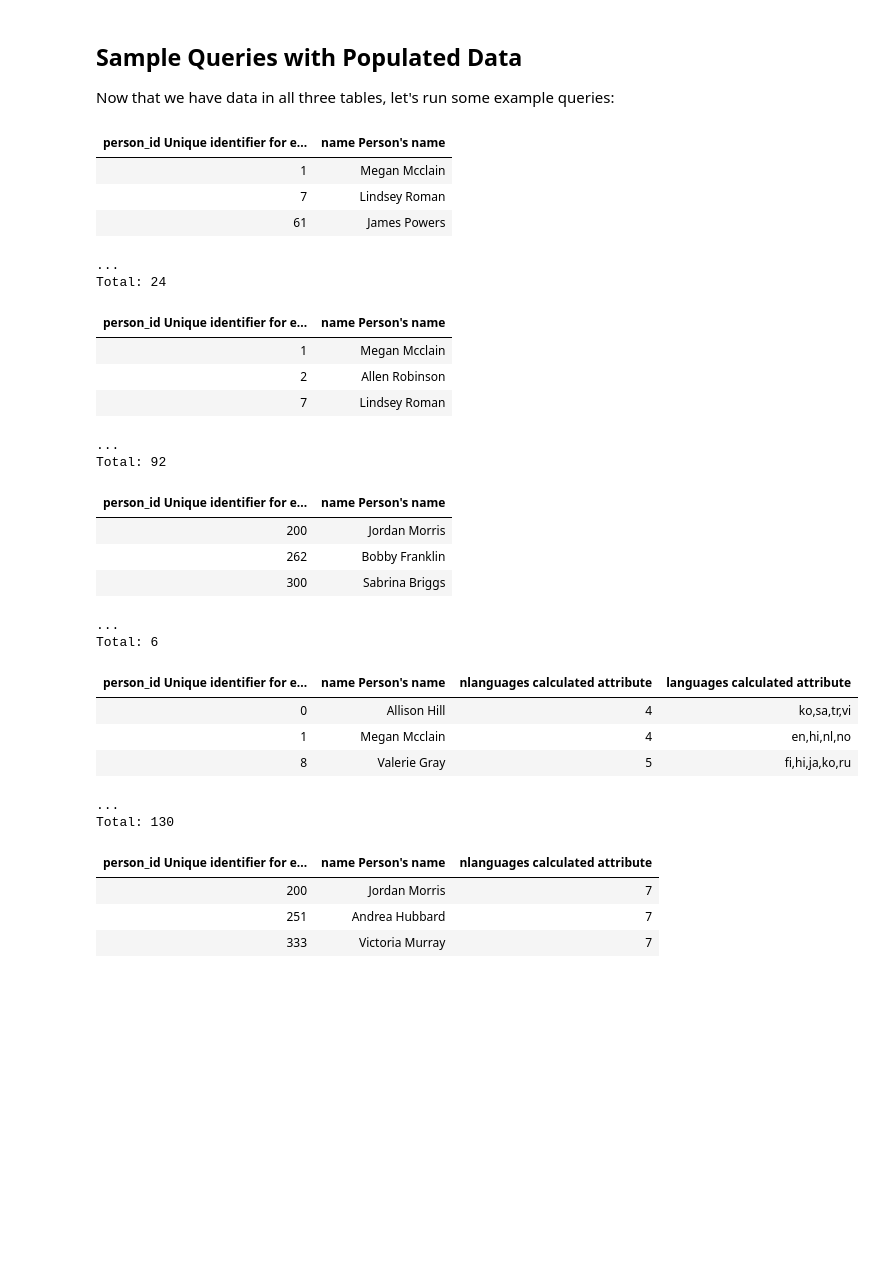
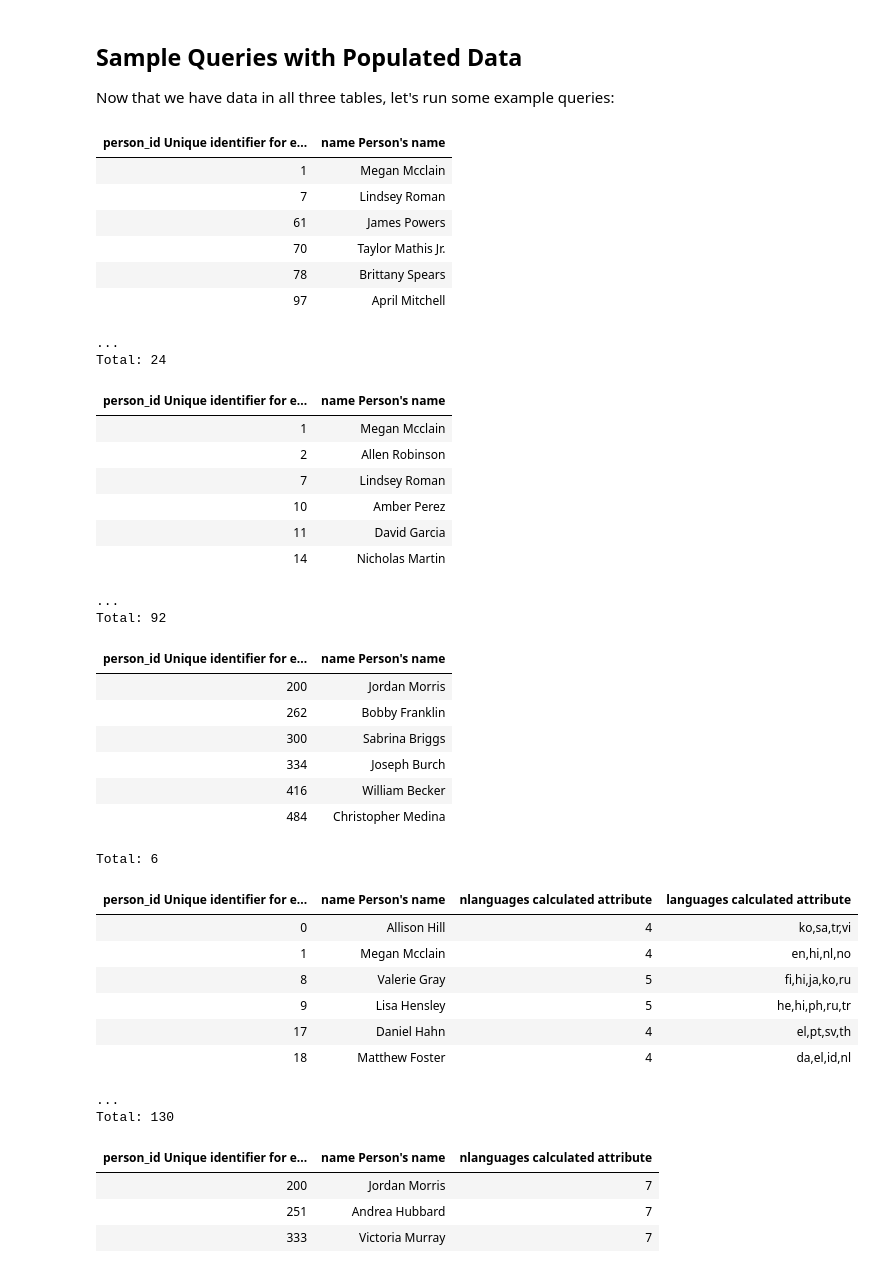
Before and after one commit to dimitri-yatsenko/datajoint-book, a Jupyter notebook: book/80-examples/050-languages.ipynb, the cells around one changed output. Saved outputs shown, nothing was run; the diff lists cells and outputs as text; code cells hidden in the pictures; blank space fills up the shorter version.

```diff
--- a/book/80-examples/050-languages.ipynb
+++ b/book/80-examples/050-languages.ipynb
@@ -56,7 +56,7 @@ Using standardized codes in our database ensures:
 # %%
 %xmode minimal
 import datajoint as dj
-dj.config['display.limit'] = 3  # to keep output concise
+dj.config['display.limit'] = 6  # keep output concise
 
 # Create schema
 schema = dj.Schema('languages_example')
@@ -241,7 +205,7 @@ class Person(dj.Manual):
     """
 
 @schema
-class Fluency(dj.Manual):
+class Proficiency(dj.Manual):
     definition = """
     -> Person
     -> Language
@@ -290,7 +264,7 @@ average_languages = 2.5
 
 for person_key in Person.fetch("KEY"):
     num_languages = np.random.poisson(average_languages)
-    Fluency.insert(
+    Proficiency.insert(
         {
             **person_key,
             **lang_key,
@@ -298,7 +272,7 @@ for person_key in Person.fetch("KEY"):
         } for lang_key in np.random.choice(lang_keys, num_languages, replace=False)
     )
 
-Fluency()
+Proficiency()
 # %% [output]
 | person_id Unique identifier for e... | lang_code ISO 639-1 language code... | cefr_level CEFR proficiency level... |
 | 0 | ko | C1 |
@@ -337,44 +314,55 @@ Person & (Fluency & 'cefr_level >= "B1"')
 Now that we have data in all three tables, let's run some example queries:
 # %%
 # Query 1: Find the names of all proficient English speakers (C1 or C2)
-Person.proj('name') & (Fluency & {'lang_code': 'en'} & 'cefr_level in ("C1", "C2")')
+Person.proj('name') & (Proficiency & {'lang_code': 'en'} & 'cefr_level in ("C1", "C2")')
 # %% [output]
 | person_id Unique identifier for e... | name Person's name |
 | 1 | Megan Mcclain |
 | 7 | Lindsey Roman |
 | 61 | James Powers |
+| 70 | Taylor Mathis Jr. |
+| 78 | Brittany Spears |
+| 97 | April Mitchell |
 ...
 Total: 24
 # %%
 # Query 2: Names of people who speak English or Spanish at any level
-Person.proj('name') & (Fluency & 'lang_code in ("en", "es")')
+Person.proj('name') & (Proficiency & 'lang_code in ("en", "es")')
 # %% [output]
 | person_id Unique identifier for e... | name Person's name |
 | 1 | Megan Mcclain |
 | 2 | Allen Robinson |
 | 7 | Lindsey Roman |
+| 10 | Amber Perez |
+| 11 | David Garcia |
+| 14 | Nicholas Martin |
 ...
 Total: 92
 # %%
 # Query 3: Names of people who speak English AND Spanish at any level
-Person.proj('name') & (Fluency & {'lang_code': 'en'}) & (Fluency & {'lang_code': 'es'})
+Person.proj('name') & (Proficiency & {'lang_code': 'en'}) & (Proficiency & {'lang_code': 'es'})
 # %% [output]
 | person_id Unique identifier for e... | name Person's name |
 | 200 | Jordan Morris |
 | 262 | Bobby Franklin |
 | 300 | Sabrina Briggs |
+| 334 | Joseph Burch |
+| 416 | William Becker |
+| 484 | Christopher Medina |
-...
 Total: 6
 # %%
 # Query 4: Show the peole who speak at least four languages
-Person.aggr(Fluency, 'name',
+Person.aggr(Proficiency, 'name',
             nlanguages='count(lang_code)', languages='GROUP_CONCAT(lang_code)'
             ) & 'nlanguages >= 4'
 # %% [output]
 | person_id Unique identifier for e... | name Person's name | nlanguages calculated attribute | languages calculated attribute |
 | 0 | Allison Hill | 4 | ko,sa,tr,vi |
 | 1 | Megan Mcclain | 4 | en,hi,nl,no |
 | 8 | Valerie Gray | 5 | fi,hi,ja,ko,ru |
+| 9 | Lisa Hensley | 5 | he,hi,ph,ru,tr |
+| 17 | Daniel Hahn | 4 | el,pt,sv,th |
+| 18 | Matthew Foster | 4 | da,el,id,nl |
 ...
 Total: 130
 # %%
```
Also changed, not shown: parts of 19 cells of this notebook, 1 other file.
